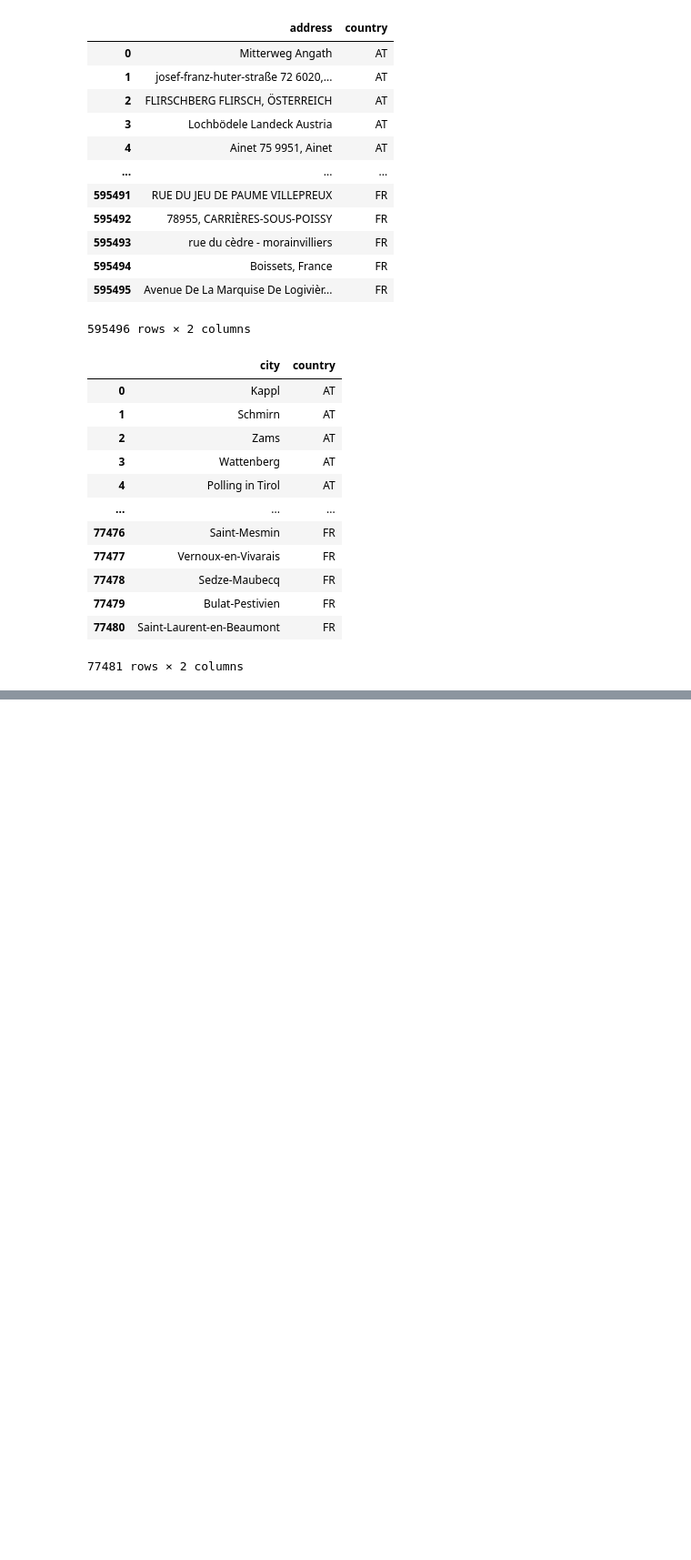
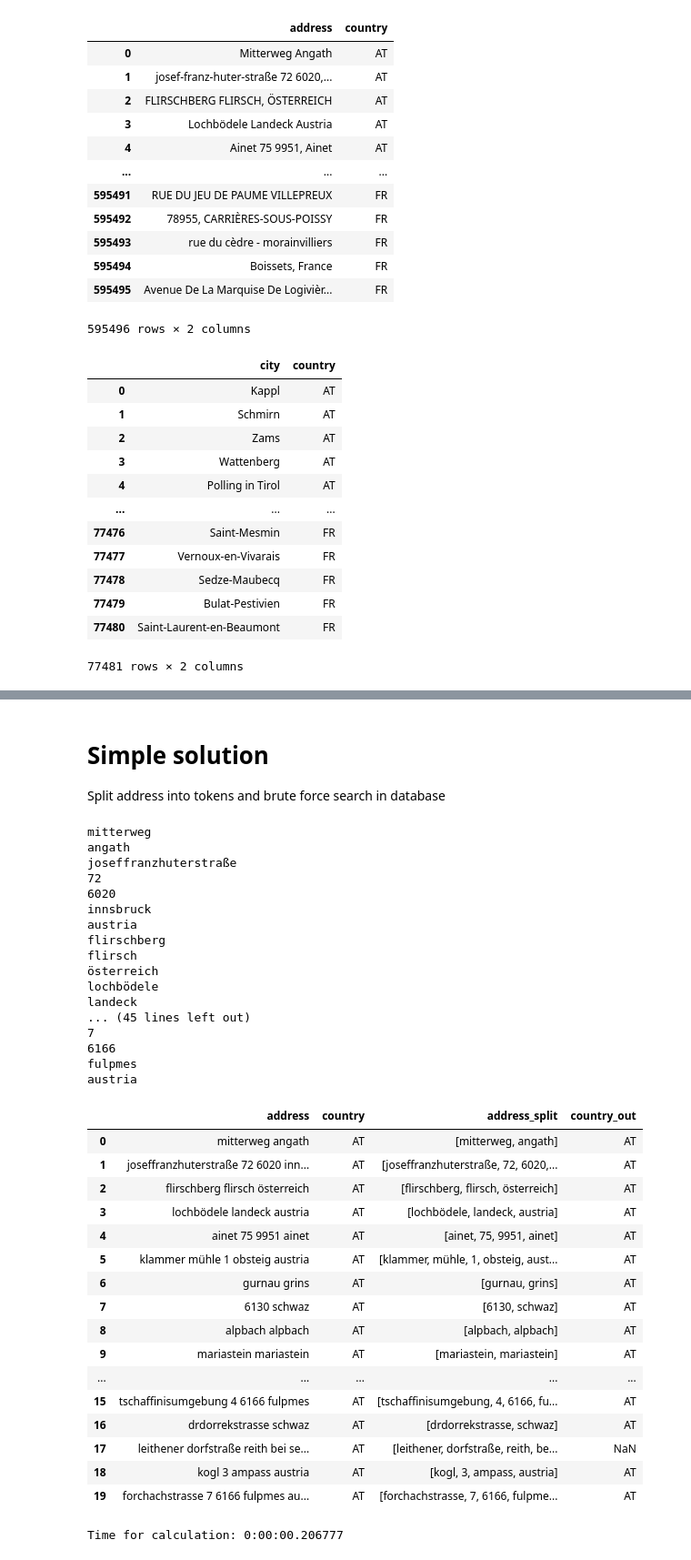
Before and after one commit to cjbaxt/textkernel, a Jupyter notebook: address_classification.ipynb, the cells around one changed output, grey strips where cells are left out. Shown: that part at 91% size. Drawn from its saved outputs; the diff is of its cells as text; code cells hidden in the pictures; blank space fills up the shorter version.

```diff
--- a/address_classification.ipynb
+++ b/address_classification.ipynb
@@ -48,0 +85,58 @@ jsonl
+# %% [markdown]
+# Simple solution
+Split address into tokens and brute force search in database
+# %%
+t1 = dt.now()
+# Split the address into a list
+add_df['address_split'] = add_df['address'].str.split()
+
+add_df = add_df.head(20)
+
+# Loop over each row and
+for i, row in add_df.iterrows():
+    address = row['address_split']
+    for token in address:
+        print(token)
+        if token in cit_df['city'].values:
+            add_df.loc[i, 'country_out'] = cit_df.loc[cit_df['city'] == token, 'country'].item()
+
+display(add_df)
+
+t2 = dt.now()
+print("Time for calculation: {}".format((t2-t1)))
+# %% [output]
+mitterweg
+angath
+joseffranzhuterstraße
+72
+6020
+innsbruck
+austria
+flirschberg
+flirsch
+österreich
+lochbödele
+landeck
+... (45 lines left out)
+7
+6166
+fulpmes
+austria
+|  | address | country | address_split | country_out |
+| 0 | mitterweg angath | AT | [mitterweg, angath] | AT |
+| 1 | joseffranzhuterstraße 72 6020 inn... | AT | [joseffranzhuterstraße, 72, 6020,... | AT |
+| 2 | flirschberg flirsch österreich | AT | [flirschberg, flirsch, österreich] | AT |
+| 3 | lochbödele landeck austria | AT | [lochbödele, landeck, austria] | AT |
+| 4 | ainet 75 9951 ainet | AT | [ainet, 75, 9951, ainet] | AT |
+| 5 | klammer mühle 1 obsteig austria | AT | [klammer, mühle, 1, obsteig, aust... | AT |
+| 6 | gurnau grins | AT | [gurnau, grins] | AT |
+| 7 | 6130 schwaz | AT | [6130, schwaz] | AT |
+| 8 | alpbach alpbach | AT | [alpbach, alpbach] | AT |
+| 9 | mariastein mariastein | AT | [mariastein, mariastein] | AT |
+| ... | ... | ... | ... | ... |
+| 15 | tschaffinisumgebung 4 6166 fulpmes | AT | [tschaffinisumgebung, 4, 6166, fu... | AT |
+| 16 | drdorrekstrasse schwaz | AT | [drdorrekstrasse, schwaz] | AT |
+| 17 | leithener dorfstraße reith bei se... | AT | [leithener, dorfstraße, reith, be... | NaN |
+| 18 | kogl 3 ampass austria | AT | [kogl, 3, ampass, austria] | AT |
+| 19 | forchachstrasse 7 6166 fulpmes au... | AT | [forchachstrasse, 7, 6166, fulpme... | AT |
+Time for calculation: 0:00:00.206777
```
Also changed, not shown: parts of 10 cells of this notebook, 5 other files.
